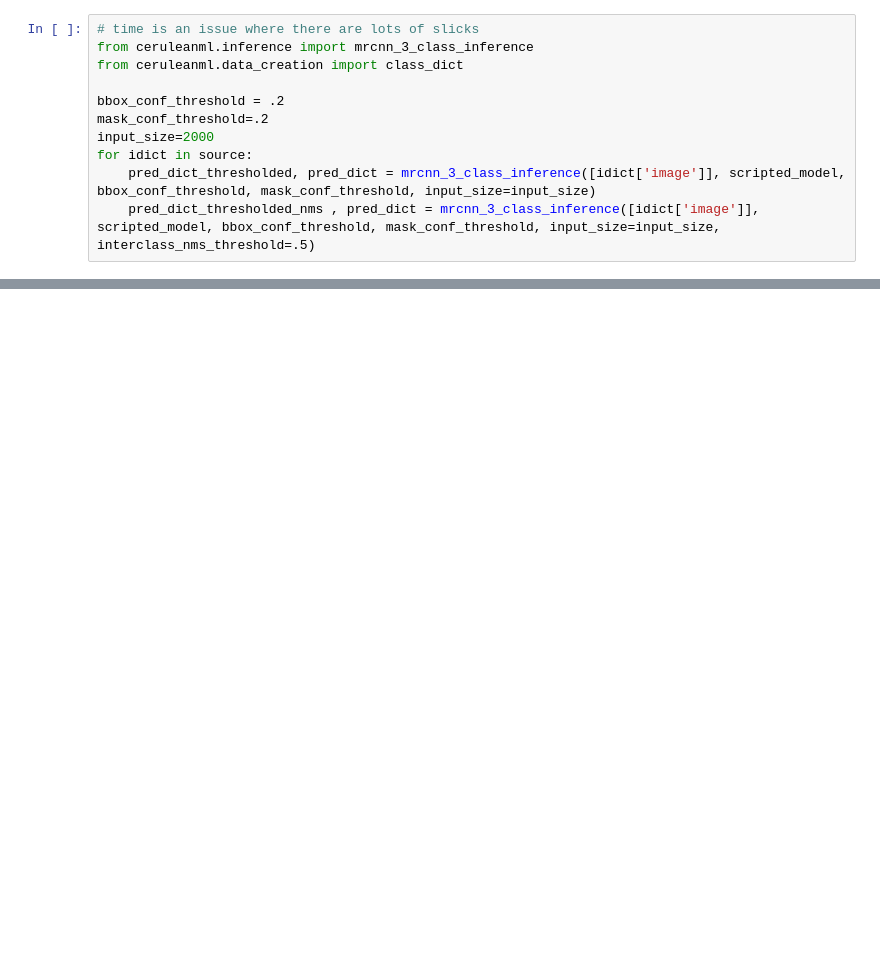
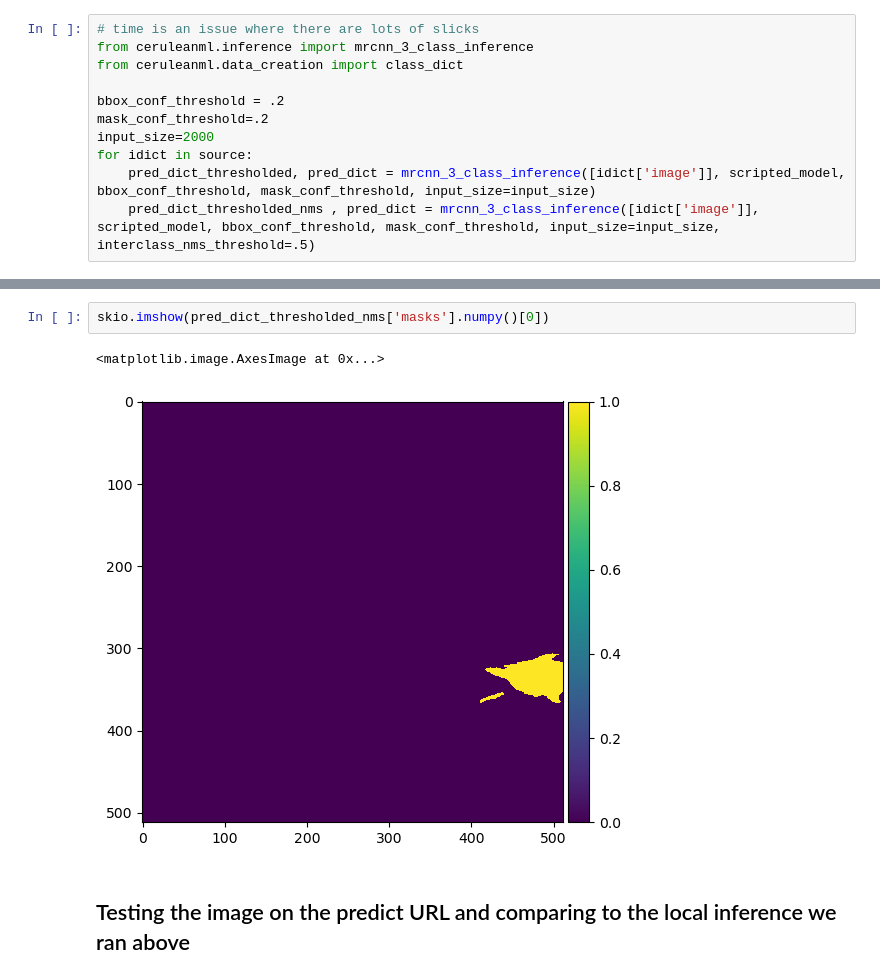
Before and after one commit to developmentseed/slickformer, a Jupyter notebook: notebooks/test_staging.ipynb, the cells around one changed output, grey strips where cells are left out. Drawn from its saved outputs; the diff is of its cells as text; blank space fills up the shorter version.

```diff
--- a/notebooks/test_staging.ipynb
+++ b/notebooks/test_staging.ipynb
@@ -67,3 +202,10 @@ pprint(m.compute())
+# %%
+skio.imshow(pred_dict_thresholded_nms['masks'].numpy()[0])
+# %% [output]
+<matplotlib.image.AxesImage at 0x...>
+[figure, added]
+# %% [markdown]
+## Testing the image on the predict URL and comparing to the local inference we ran above
 # %%
 import httpx
 import configparser
```
Also changed, not shown: parts of 36 cells of this notebook.
